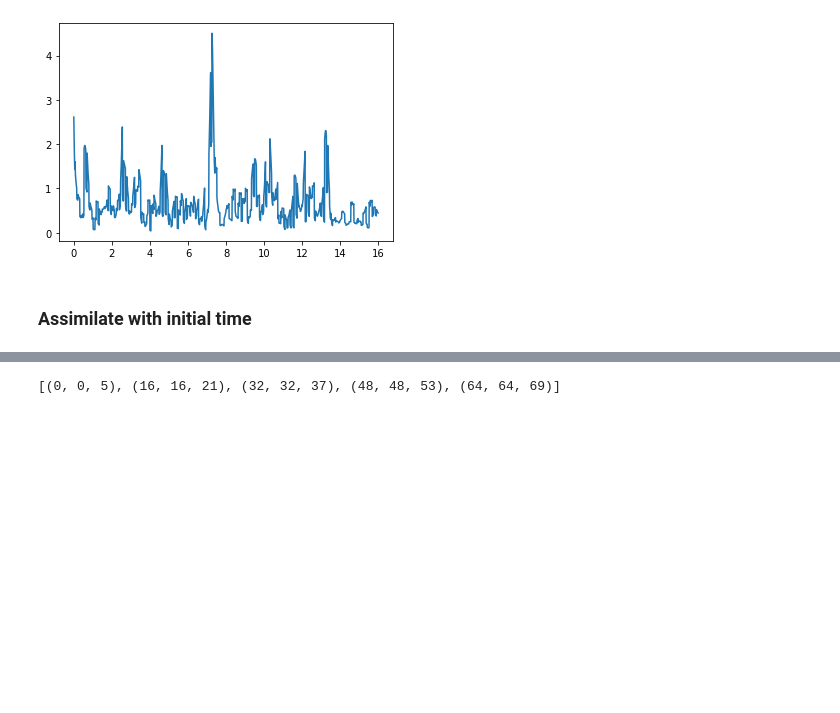
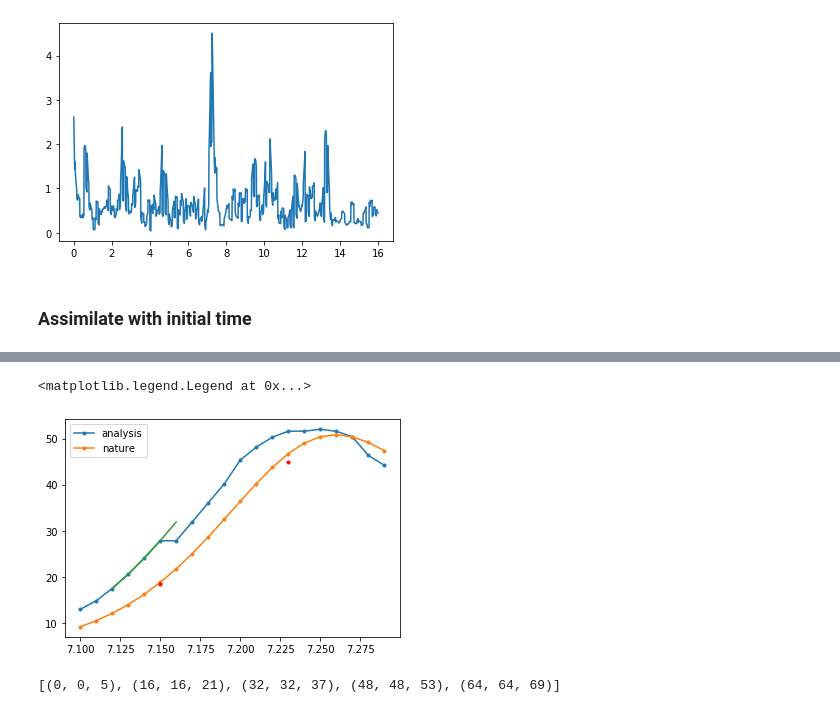
Before and after one commit to micky85lu/Data-Assimilation-Project, a Jupyter notebook: Untitled Folder/4DVar_modified.ipynb, the cells around one changed output, grey strips where cells are left out. Cells and saved outputs as stored; diff of their text form; code cells hidden in the pictures; blank space fills up the shorter version.

```diff
--- a/Untitled Folder/4DVar_modified.ipynb
+++ b/Untitled Folder/4DVar_modified.ipynb
@@ -412,3 +443,18 @@ rmse.mean()
+# %%
+aa = lorenz63_fdm(fdv.analysis[:,712], np.array([0, 0.01, 0.02, 0.03, 0.04]))[2,:]
+
+plt.plot(ts[710:730], fdv.analysis[2,710:730], '.-', label='analysis')
+plt.plot(ts[710:730], X_nature[2,710:730], '.-', label='nature')
+
+idx = np.all(o != 0, axis=0)
+plt.plot(ts[710:730][idx[710:730]], o[2,710:730][idx[710:730]], 'r.')
+
+plt.plot(ts[712:717], aa)  # 712: initil time
+
+plt.legend()
+# %% [output]
+<matplotlib.legend.Legend at 0x...>
+[figure, added]
 # %%
 def _find_window_range(towindow_len, window_len, forecast_len, window_num):
     """
```
Also changed, not shown: parts of 9 cells of this notebook.
